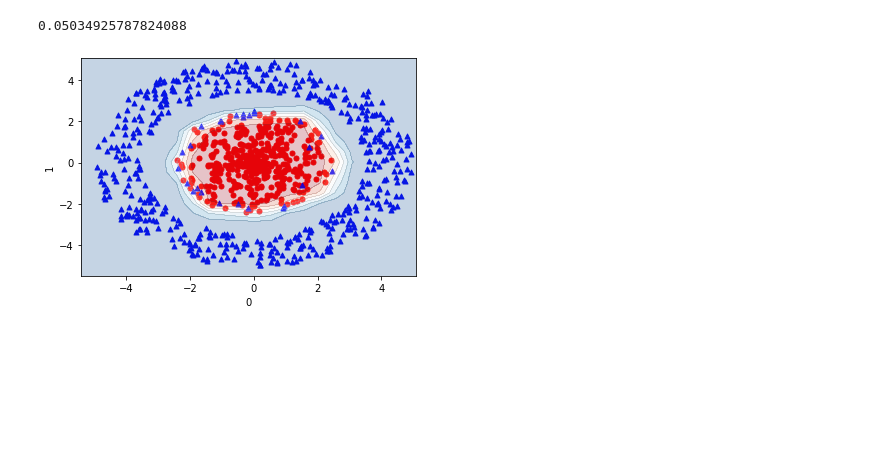
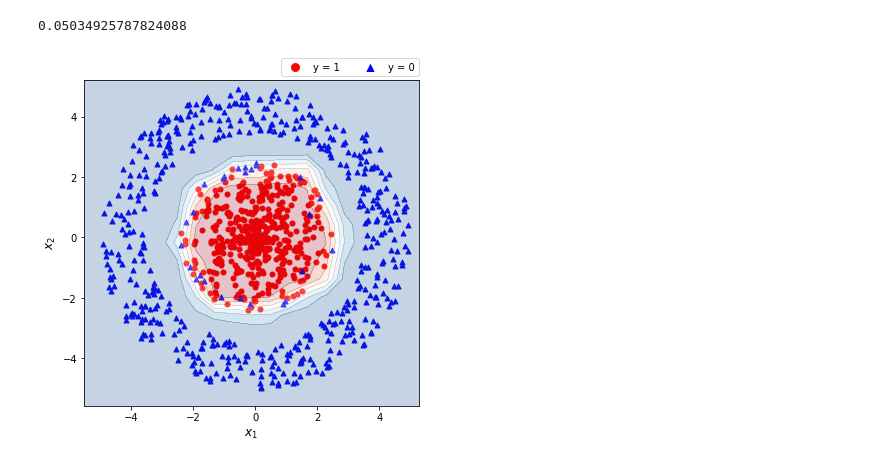
Before and after one commit to tayfununal/Artificial-Neural-Network-with-One-Hidden-Layer, a Jupyter notebook: new_revision_without_baski.ipynb, the cells around one changed output. Drawn from its saved outputs; the diff is of its cells as text; code cells hidden in the pictures; blank space fills up the shorter version.

```diff
--- a/new_revision_without_baski.ipynb
+++ b/new_revision_without_baski.ipynb
@@ -224,22 +224,32 @@ cost
 # %% [output]
 0.05034925787824088
 # %%
+from matplotlib.lines import Line2D
 def plot_decision_boundary(X, Y, cmap='RdBu_r'):
 
-  h = 0.5
+  h = 0.6
   x_min, x_max = X[0,:].min() - h, X[0,:].max() + h
   y_min, y_max = X[1,:].min() - h, X[1,:].max() + h
   xx, yy = np.meshgrid(np.arange(x_min, x_max, h),
                         np.arange(y_min, y_max, h))
   A2, cache = forward_prop(np.c_[xx.ravel(), yy.ravel()].T, parameters)
   A2 = A2.reshape(xx.shape)
 
-  ax = df1.plot.scatter(0 ,1 , s=25, c="red", cmap=cmap)
+  fig, ax = plt.subplots(figsize=(6,6))
+
+  df1.plot.scatter(0 ,1 , s=25, c="red", cmap=cmap, ax=ax)
   df2.plot.scatter(0, 1, s=25, c="blue", ax=ax, marker="^", cmap=cmap)
 
   ax.contourf(xx, yy, A2, cmap=cmap, alpha=0.25)
   ax.contour(xx, yy, A2, colors='k', linewidths=0.1)
 
+  red_circle = Line2D([0], [0], marker='o', color='w', label='y = 1',markerfacecolor='r', markersize=10)
+  blue_circle = Line2D([0], [0], marker='^', color='w', label='y = 0',markerfacecolor='b', markersize=10)
+  ax.legend(handles=[red_circle,blue_circle], bbox_to_anchor=(1.0145, 1.08), ncol=2)
+
+  plt.xlabel("$x_1$", fontsize=12, fontweight="bold")
+  plt.ylabel("$x_2$", fontsize=12, fontweight="bold")
+
 plot_decision_boundary(X, Y)
 # %% [output]
-[figure, old version]
+[figure, new version]
```
